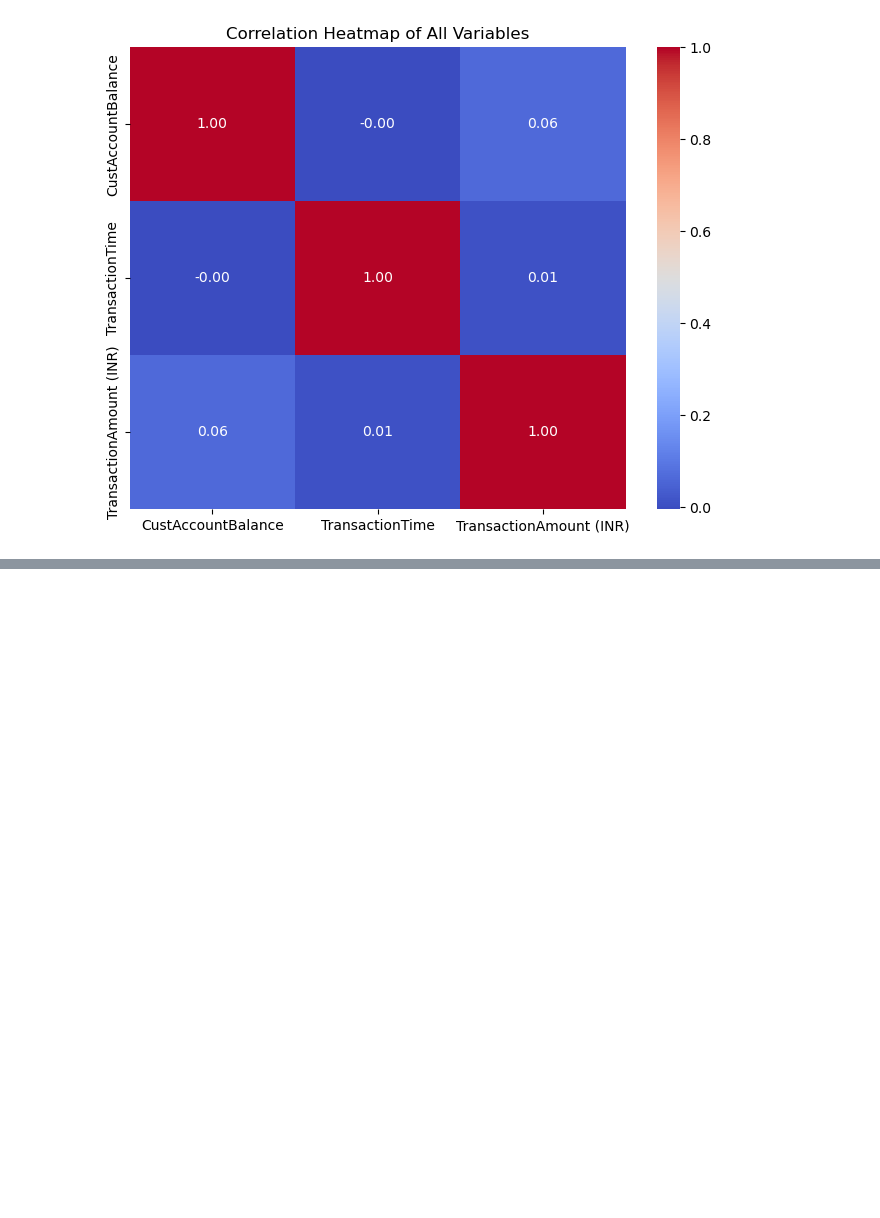
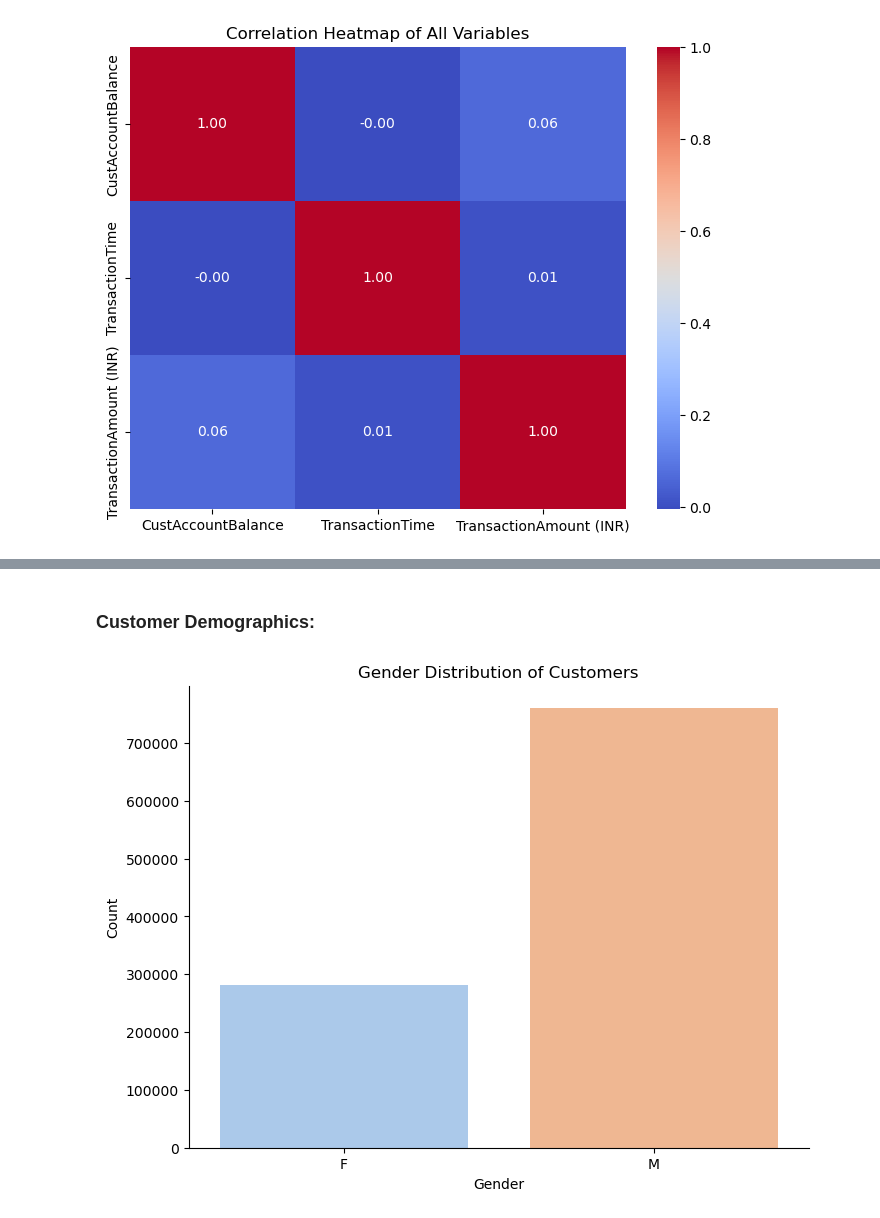
Before and after one commit to Kainan-Liu/DSAA5002-FinalProject, a Jupyter notebook: src/Q6/plot.ipynb, the cells around one changed output, grey strips where cells are left out. Drawn from its saved outputs; the diff is of its cells as text; code cells hidden in the pictures; blank space fills up the shorter version.

```diff
--- a/src/Q6/plot.ipynb
+++ b/src/Q6/plot.ipynb
@@ -101,0 +129,13 @@ plt.show()
+# %% [markdown]
+### Customer Demographics:
+# %%
+# Explore the distribution of customers by gender
+plt.figure(figsize=(8, 6))
+sns.countplot(x='CustGender', data=data, palette='pastel')
+plt.title('Gender Distribution of Customers')
+plt.xlabel('Gender')
+plt.ylabel('Count')
+sns.despine()
+plt.show()
+# %% [output]
+[figure, added]
```
Also changed, not shown: parts of 17 cells of this notebook, 1 other file.
